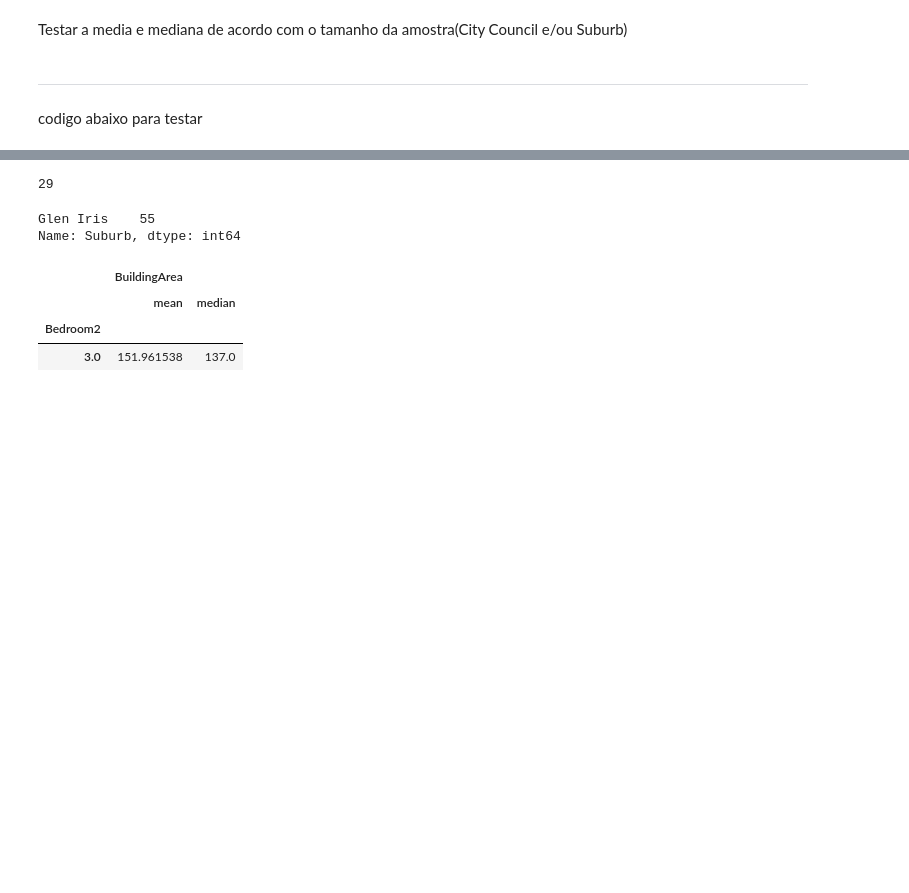
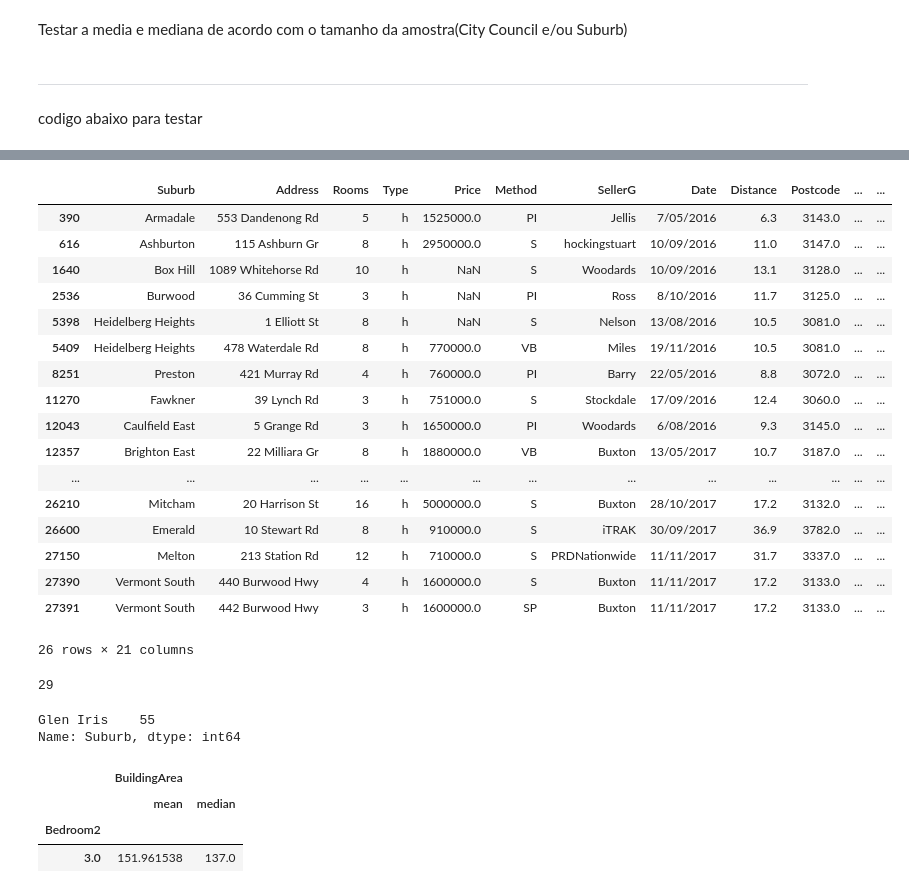
Before and after one commit to Riguini/Melbourne-Housing-Snapshot, a Jupyter notebook: Melbourne_Housing_Dataset.ipynb, the cells around one changed output, grey strips where cells are left out. Drawn from its saved outputs; the diff is of its cells as text; code cells hidden in the pictures; blank space fills up the shorter version.

```diff
--- a/Melbourne_Housing_Dataset.ipynb
+++ b/Melbourne_Housing_Dataset.ipynb
@@ -173,3 +185,24 @@ df[df["Bedroom2"]==4]
+# %%
+df.loc[(df['Bedroom2']>=8)]
+# %% [output]
+|  | Suburb | Address | Rooms | Type | Price | Method | SellerG | Date | Distance | Postcode | ... | ... |
+| 390 | Armadale | 553 Dandenong Rd | 5 | h | 1525000.0 | PI | Jellis | 7/05/2016 | 6.3 | 3143.0 | ... | ... |
+| 616 | Ashburton | 115 Ashburn Gr | 8 | h | 2950000.0 | S | hockingstuart | 10/09/2016 | 11.0 | 3147.0 | ... | ... |
+| 1640 | Box Hill | 1089 Whitehorse Rd | 10 | h | NaN | S | Woodards | 10/09/2016 | 13.1 | 3128.0 | ... | ... |
+| 2536 | Burwood | 36 Cumming St | 3 | h | NaN | PI | Ross | 8/10/2016 | 11.7 | 3125.0 | ... | ... |
+| 5398 | Heidelberg Heights | 1 Elliott St | 8 | h | NaN | S | Nelson | 13/08/2016 | 10.5 | 3081.0 | ... | ... |
+| 5409 | Heidelberg Heights | 478 Waterdale Rd | 8 | h | 770000.0 | VB | Miles | 19/11/2016 | 10.5 | 3081.0 | ... | ... |
+| 8251 | Preston | 421 Murray Rd | 4 | h | 760000.0 | PI | Barry | 22/05/2016 | 8.8 | 3072.0 | ... | ... |
+| 11270 | Fawkner | 39 Lynch Rd | 3 | h | 751000.0 | S | Stockdale | 17/09/2016 | 12.4 | 3060.0 | ... | ... |
+| 12043 | Caulfield East | 5 Grange Rd | 3 | h | 1650000.0 | PI | Woodards | 6/08/2016 | 9.3 | 3145.0 | ... | ... |
+| 12357 | Brighton East | 22 Milliara Gr | 8 | h | 1880000.0 | VB | Buxton | 13/05/2017 | 10.7 | 3187.0 | ... | ... |
+| ... | ... | ... | ... | ... | ... | ... | ... | ... | ... | ... | ... | ... |
+| 26210 | Mitcham | 20 Harrison St | 16 | h | 5000000.0 | S | Buxton | 28/10/2017 | 17.2 | 3132.0 | ... | ... |
+| 26600 | Emerald | 10 Stewart Rd | 8 | h | 910000.0 | S | iTRAK | 30/09/2017 | 36.9 | 3782.0 | ... | ... |
+| 27150 | Melton | 213 Station Rd | 12 | h | 710000.0 | S | PRDNationwide | 11/11/2017 | 31.7 | 3337.0 | ... | ... |
+| 27390 | Vermont South | 440 Burwood Hwy | 4 | h | 1600000.0 | S | Buxton | 11/11/2017 | 17.2 | 3133.0 | ... | ... |
+| 27391 | Vermont South | 442 Burwood Hwy | 3 | h | 1600000.0 | SP | Buxton | 11/11/2017 | 17.2 | 3133.0 | ... | ... |
+26 rows × 21 columns
 # %%
 df_teste_area = df.loc[
     (df['Bathroom']== 1)&
```
Also changed, not shown: parts of 2 cells of this notebook.
